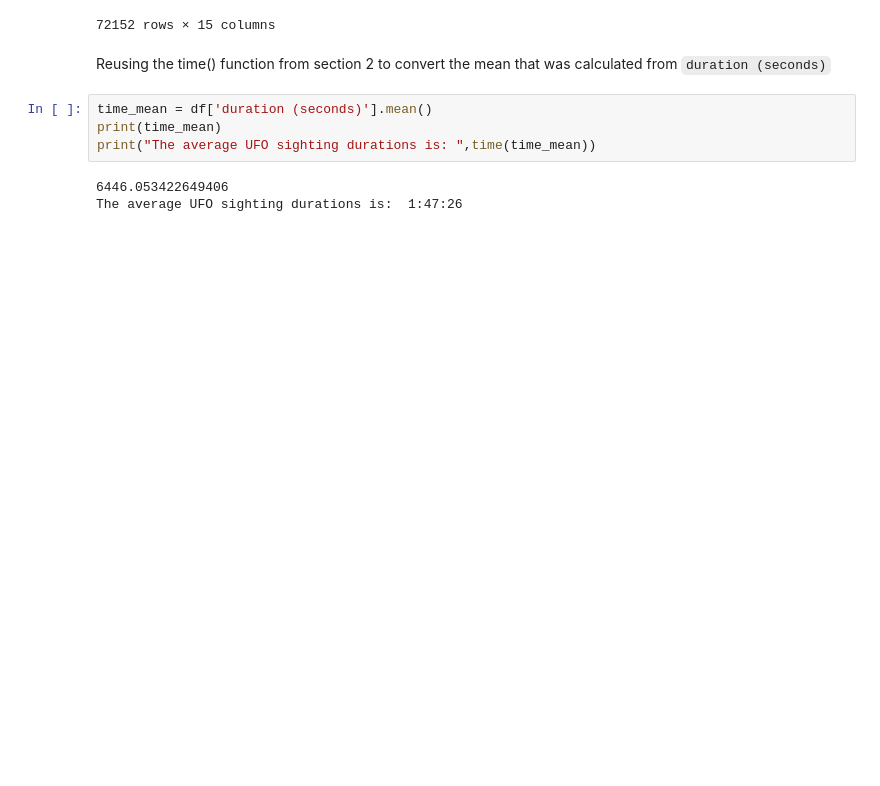
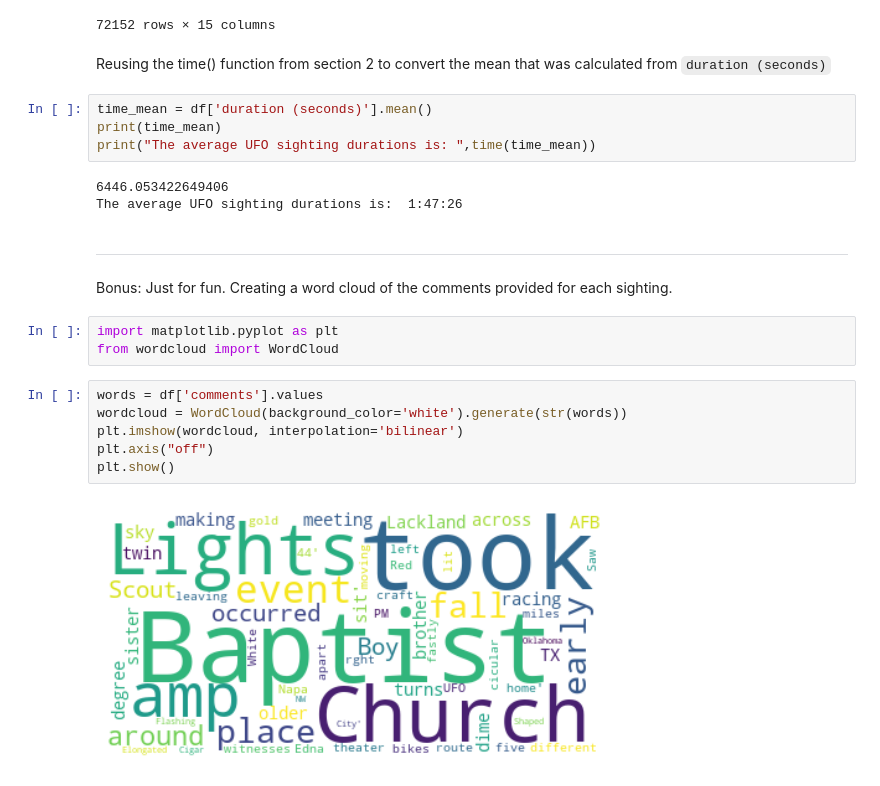
Before and after one commit to xHerandi/UFO-sightings, a Jupyter notebook: main.ipynb, the cells around one changed output. Saved outputs shown, nothing was run; the diff lists cells and outputs as text; blank space fills up the shorter version.

Commit message:
added word cloud

```diff
--- a/main.ipynb
+++ b/main.ipynb
@@ -339,3 +339,17 @@ print("The average UFO sighting durations is: ",time(time_mean))
 # %% [output]
 6446.053422649406
 The average UFO sighting durations is:  1:47:26
+# %% [markdown]
+----
+Bonus: Just for fun. Creating a word cloud of the comments provided for each sighting.
+# %%
+import matplotlib.pyplot as plt
+from wordcloud import WordCloud
+# %%
+words = df['comments'].values
+wordcloud = WordCloud(background_color='white').generate(str(words))
+plt.imshow(wordcloud, interpolation='bilinear')
+plt.axis("off")
+plt.show()
+# %% [output]
+[figure, added]
```
Also changed, not shown: parts of 1 cell of this notebook, 1 other file.
